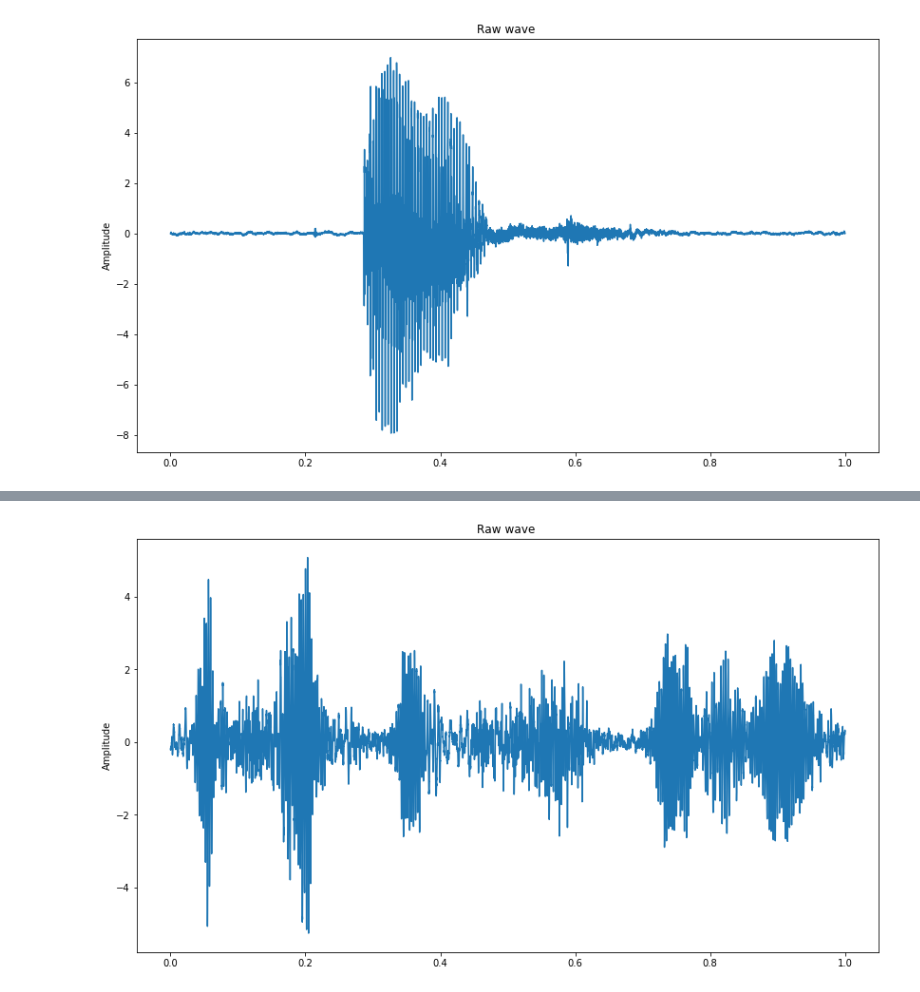
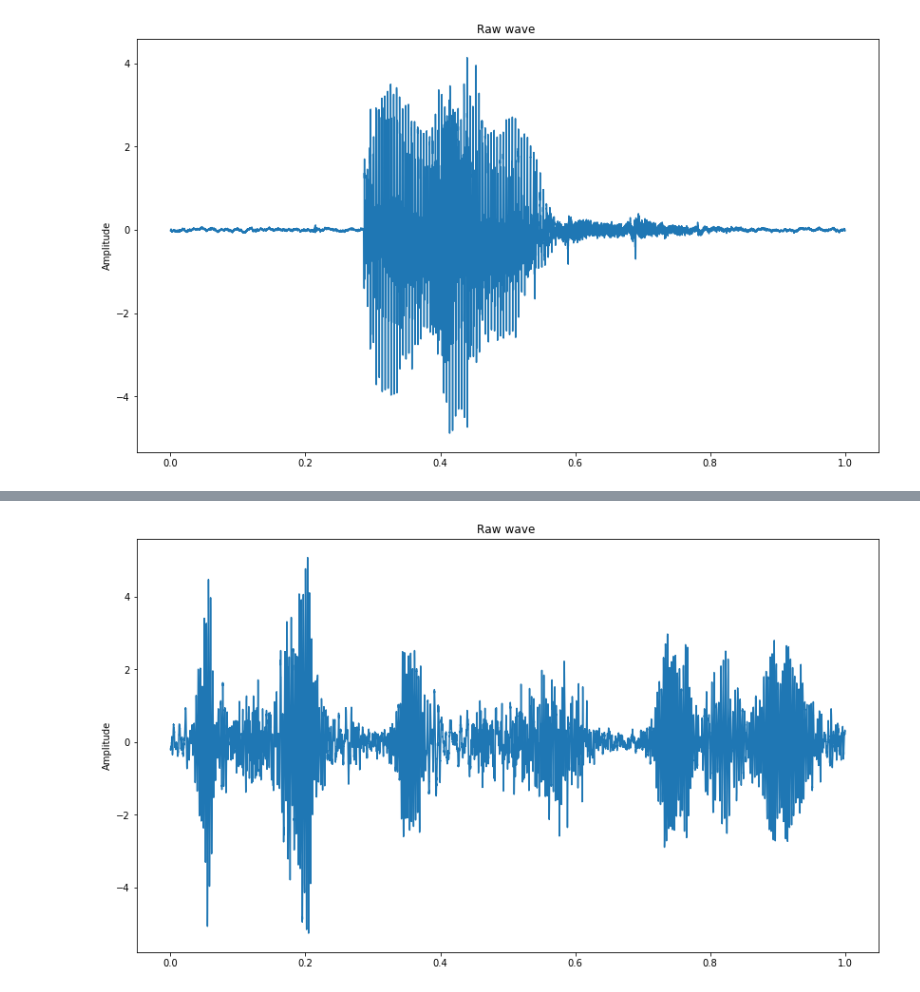
Before and after one commit to 3v1l91l/speech, a Jupyter notebook: src/augment.ipynb, the cells around one changed output, grey strips where cells are left out. Saved outputs shown, nothing was run; the diff lists cells and outputs as text; code cells hidden in the pictures.

```diff
--- a/src/augment.ipynb
+++ b/src/augment.ipynb
@@ -40,10 +40,11 @@ def load_wav_by_path(p, fs):
 # %%
 fs = 16000
 wav = load_wav_by_path("../input/train/audio/off/1df483c0_nohash_0.wav", fs)
+wav = 0.5*(wav + np.roll(wav, int(fs*0.1)))
 plot_time_series(wav)
 ipd.Audio(wav, rate=fs)
 # %% [output]
-[figure, old version]
+[figure, new version]
 [interactive output not drawn]
 # %%
 silence_test_wav = load_wav_by_path("../input/test/audio/clip_3bc995a81.wav", fs)
```
Also changed, not shown: parts of 8 cells of this notebook, 3 other files.
